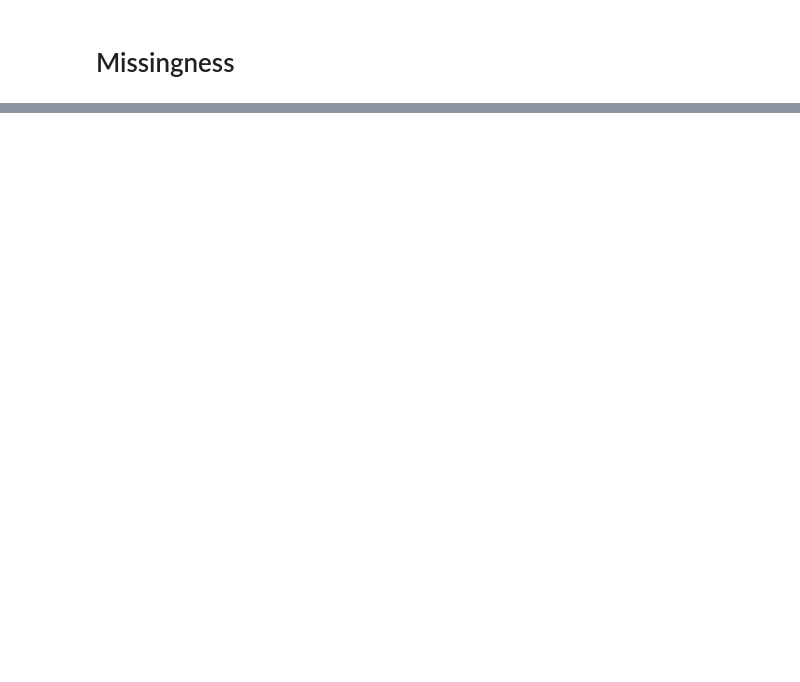
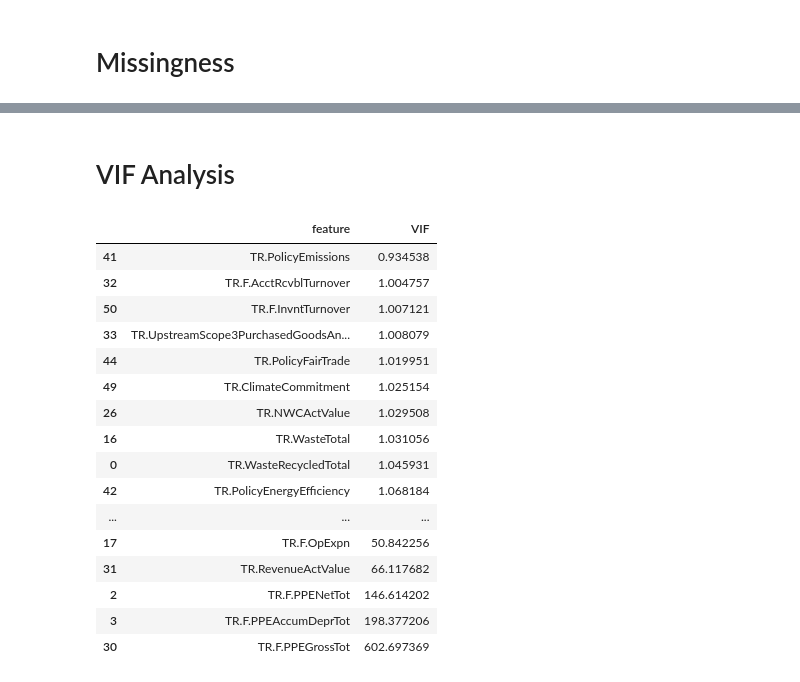
Before and after one commit to borstl/GHGScope3-ML, a Jupyter notebook: Jupyter/Feature-Engineering.ipynb, the cells around one changed output, grey strips where cells are left out. Cells and saved outputs as stored; diff of their text form; code cells hidden in the pictures; blank space fills up the shorter version.

Commit message:
Imputation and VIF

```diff
--- a/Jupyter/Feature-Engineering.ipynb
+++ b/Jupyter/Feature-Engineering.ipynb
@@ -174,4 +212,4 @@ plt.show()
 # %%
 # use Winsorize series to reduce labeled dataset
-mask = labeled_df.index.isin(winsorized.index)
-winsorized_labeled_df: pd.DataFrame = labeled_df.loc[mask]
+winsorized_labeled_df: pd.DataFrame = labeled_df.copy()
+winsorized_labeled_df[TARGET] = winsorized
@@ -181,0 +229,14 @@ winsorized_labeled_df: pd.DataFrame = labeled_df.loc[mask]
+# %%
+# calculate missingness untouched labeled dataframe
+def over_missingness(series: pd.Series, threshold=50) -> list:
+    candidates: list[str] = series[series > threshold].index.tolist()
+    return candidates
+
+
+missing_counts: pd.Series = winsorized_labeled_df.isna().sum()
+percent_missing_sum_method: pd.Series = (missing_counts / winsorized_labeled_df.shape[0]) * 100
+
+# low missingness DataFrame
+lm_df: pd.DataFrame = labeled_df.drop(over_missingness(percent_missing_sum_method), axis=1)
+
+del missing_counts, percent_missing_sum_method, winsorized_labeled_df
@@ -181,0 +271,46 @@ winsorized_labeled_df: pd.DataFrame = labeled_df.loc[mask]
+# %%
+from data.imputation import calculate_mode, calculate_median
+
+imputed_df: pd.DataFrame = calculate_median(lr_df)
+imputed_df = calculate_mode(imputed_df)
+if imputed_df.isna().sum().sum() > 0:
+    print(f"Imputation: {imputed_df.isna().sum().sum()} values are not Zero!!!")
+# %% [markdown]
+# VIF Analysis
+# %%
+# convert all boolean columns in pandas dataframe to int
+bool_cols = imputed_df.select_dtypes(include=['boolean']).columns
+imputed_df[bool_cols] = imputed_df[bool_cols].astype('int')
+
+del bool_cols
+# %%
+from statsmodels.stats.outliers_influence import variance_inflation_factor
+
+vif_data = pd.DataFrame()
+num_frame = imputed_df.select_dtypes(include=['number']).copy()
+x = num_frame.to_numpy(dtype=np.float64)
+vif_data["feature"] = num_frame.columns
+vif_data["VIF"] = [variance_inflation_factor(x, i) for i in range(x.shape[1])]
+vif_data = vif_data.sort_values(by="VIF")
+
+del x, num_frame
+
+vif_data
+# %% [output]
+|  | feature | VIF |
+| 41 | TR.PolicyEmissions | 0.934538 |
+| 32 | TR.F.AcctRcvblTurnover | 1.004757 |
+| 50 | TR.F.InvntTurnover | 1.007121 |
+| 33 | TR.UpstreamScope3PurchasedGoodsAn... | 1.008079 |
+| 44 | TR.PolicyFairTrade | 1.019951 |
+| 49 | TR.ClimateCommitment | 1.025154 |
+| 26 | TR.NWCActValue | 1.029508 |
+| 16 | TR.WasteTotal | 1.031056 |
+| 0 | TR.WasteRecycledTotal | 1.045931 |
+| 42 | TR.PolicyEnergyEfficiency | 1.068184 |
+| ... | ... | ... |
+| 17 | TR.F.OpExpn | 50.842256 |
+| 31 | TR.RevenueActValue | 66.117682 |
+| 2 | TR.F.PPENetTot | 146.614202 |
+| 3 | TR.F.PPEAccumDeprTot | 198.377206 |
+| 30 | TR.F.PPEGrossTot | 602.697369 |
```
Also changed, not shown: parts of 14 cells of this notebook, 2 other files.
